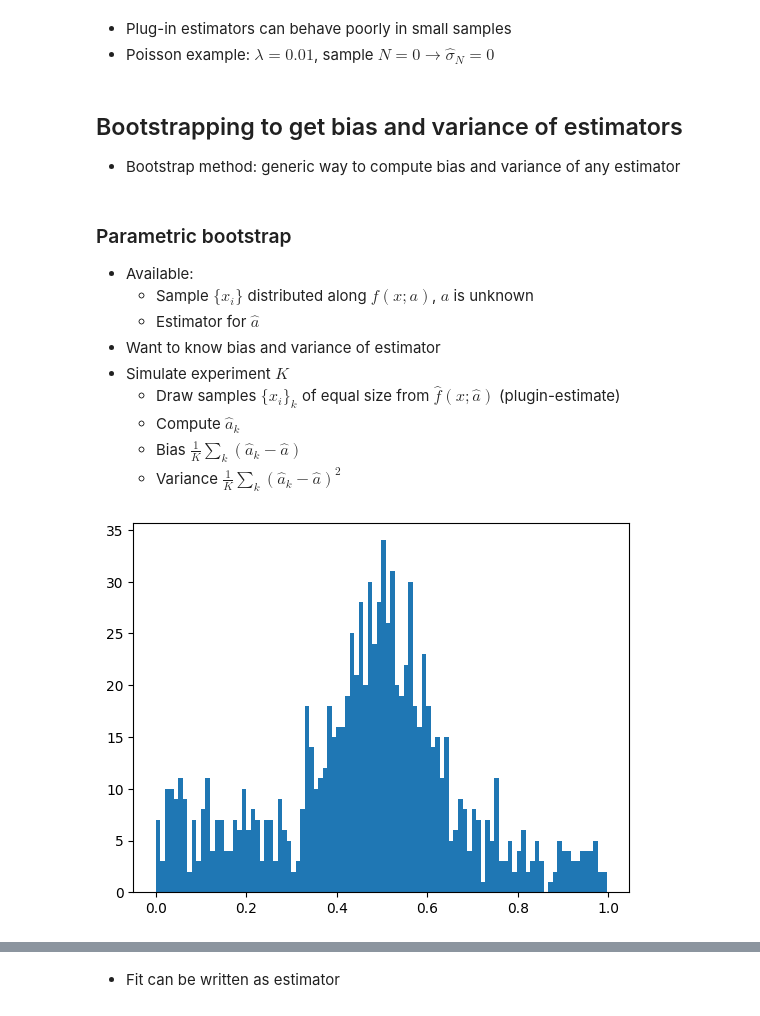
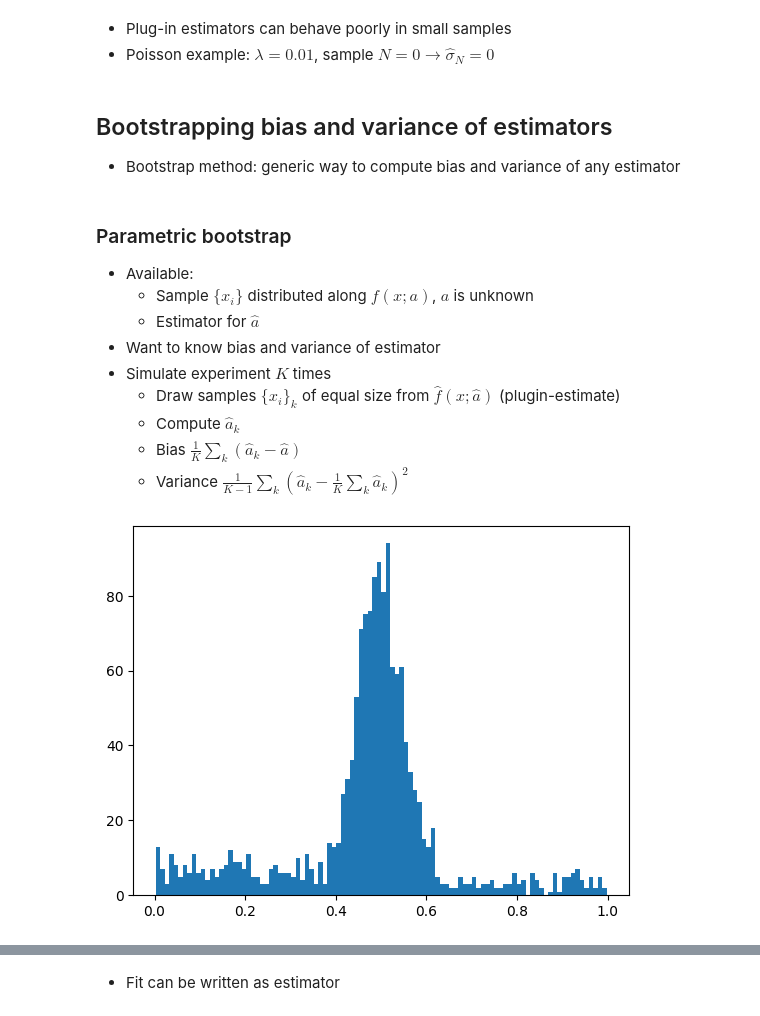
Before and after one commit to HDembinski/HDembinski.github.io, a Jupyter notebook: 2024_LHCb_Starterkit/lecture_2.ipynb, the cells around one changed output, grey strips where cells are left out. Drawn from its saved outputs; the diff is of its cells as text; code cells hidden in the pictures.

```diff
--- a/2024_LHCb_Starterkit/lecture_2.ipynb
+++ b/2024_LHCb_Starterkit/lecture_2.ipynb
@@ -144,7 +150,7 @@ $$
 * Plug-in estimators can behave poorly in small samples
 * Poisson example: $\lambda = 0.01$, sample $N = 0 \to \hat \sigma_N = 0$
 # %% [markdown]
-## Bootstrapping to get bias and variance of estimators
+## Bootstrapping bias and variance of estimators
 
 * Bootstrap method: generic way to compute bias and variance of any estimator
 # %% [markdown]
@@ -154,26 +160,35 @@ $$
     * Sample $\{ x_i \}$ distributed along $f(x; a)$, $a$ is unknown
     * Estimator for $\hat a$
 * Want to know bias and variance of estimator
-* Simulate experiment $K$
+* Simulate experiment $K$ times
     * Draw samples $\{ x_i \}_k$ of equal size from $\hat f(x; \hat a)$ (plugin-estimate)
     * Compute $\hat a_k$
     * Bias $\frac 1 K \sum_k (\hat a_k - \hat a)$
-    * Variance $\frac 1 K \sum_k (\hat a_k - \hat a)^2$
+    * Variance $\frac 1 {K-1} \sum_k (\hat a_k - \frac 1K \sum_k \hat a_k)^2$
-# %%
-def make_data(size, seed=1):
-    rng = np.random.default_rng(seed)
-    s = rng.normal(0.5, 0.1, size=size // 2)
-    b = rng.exponential(1, size=2 * size)
-    b = b[b < 1]
-    b = b[: size // 2]
-    x = np.append(s, b)
-    return x
-
-x = make_data(1000)
-
-w, xe, *_ = plt.hist(x, bins=100);
-# %% [output]
-[figure, removed]
+# %%
+from numba_stats import norm, truncexpon, poisson
+
+
+def make_data(s, mu, sigma, b, slope, seed):
+    sr = poisson.rvs(s, size=1, random_state=seed)[0]
+    br = poisson.rvs(b, size=1, random_state=seed)[0]
+    s = norm.rvs(mu, sigma, size=sr, random_state=seed)
+    b = truncexpon.rvs(0, 1, 0, slope, size=br, random_state=seed)
+    return np.append(s, b)
+
+truth = {
+    "s": 1000,
+    "mu": 0.5,
+    "sigma": 0.05,
+    "b": 500,
+    "slope": 1,
+}
+
+x = make_data(**truth, seed=0)
+
+w, xe = plt.hist(x, bins=100)[:2];
+# %% [output]
+[figure, added]
 # %%
 from iminuit import Minuit
 from iminuit.cost import ExtendedBinnedNLL
```
Also changed, not shown: parts of 31 cells of this notebook.
